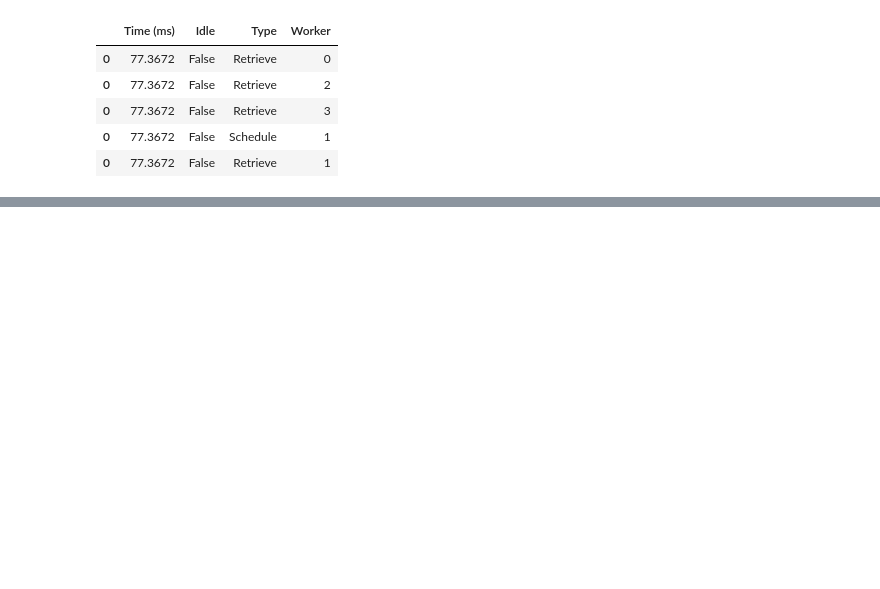
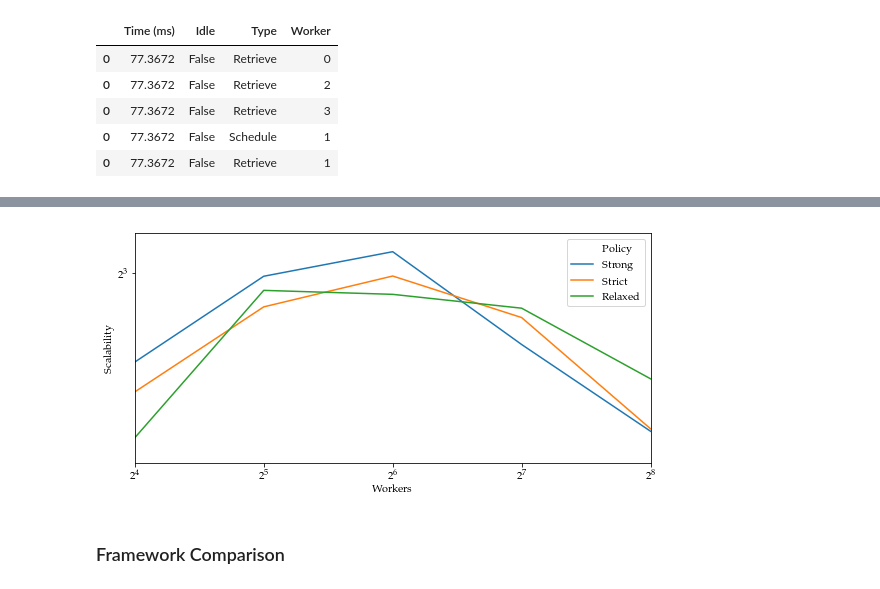
Before and after one commit to flandolfi/SPM-project, a Jupyter notebook: notebooks/analysis.ipynb, the cells around one changed output, grey strips where cells are left out. Saved outputs shown, nothing was run; the diff lists cells and outputs as text; code cells hidden in the pictures; blank space fills up the shorter version.

```diff
--- a/notebooks/analysis.ipynb
+++ b/notebooks/analysis.ipynb
@@ -233,0 +427,21 @@ plt.show()
+# %%
+fig, ax = plt.subplots(figsize=(8, 4))
+
+ideal = [i for i in range(sp.Workers.max())]
+ax.set_alpha(0.1)
+
+sns.lineplot(data=sp, x='Workers', y='Scalability', hue='Policy', ax=ax, ci=None)
+ax.plot(ideal, ideal, ls='--', label='Ideal', c='gray')
+
+ax.set_xlim((16, sp.Workers.max()))
+ax.set_ylim((6, 8.5))
+ax.set_xscale('log', basex=2)
+ax.set_yscale('log', basey=2)
+
+plt.tight_layout()
+plt.savefig("../report/figures/scalability_policy.pdf", format='pdf', bbox_inches='tight')
+plt.show()
+# %% [output]
+[figure, added]
+# %% [markdown]
+### Framework Comparison ###
```
Also changed, not shown: parts of 17 cells of this notebook.
